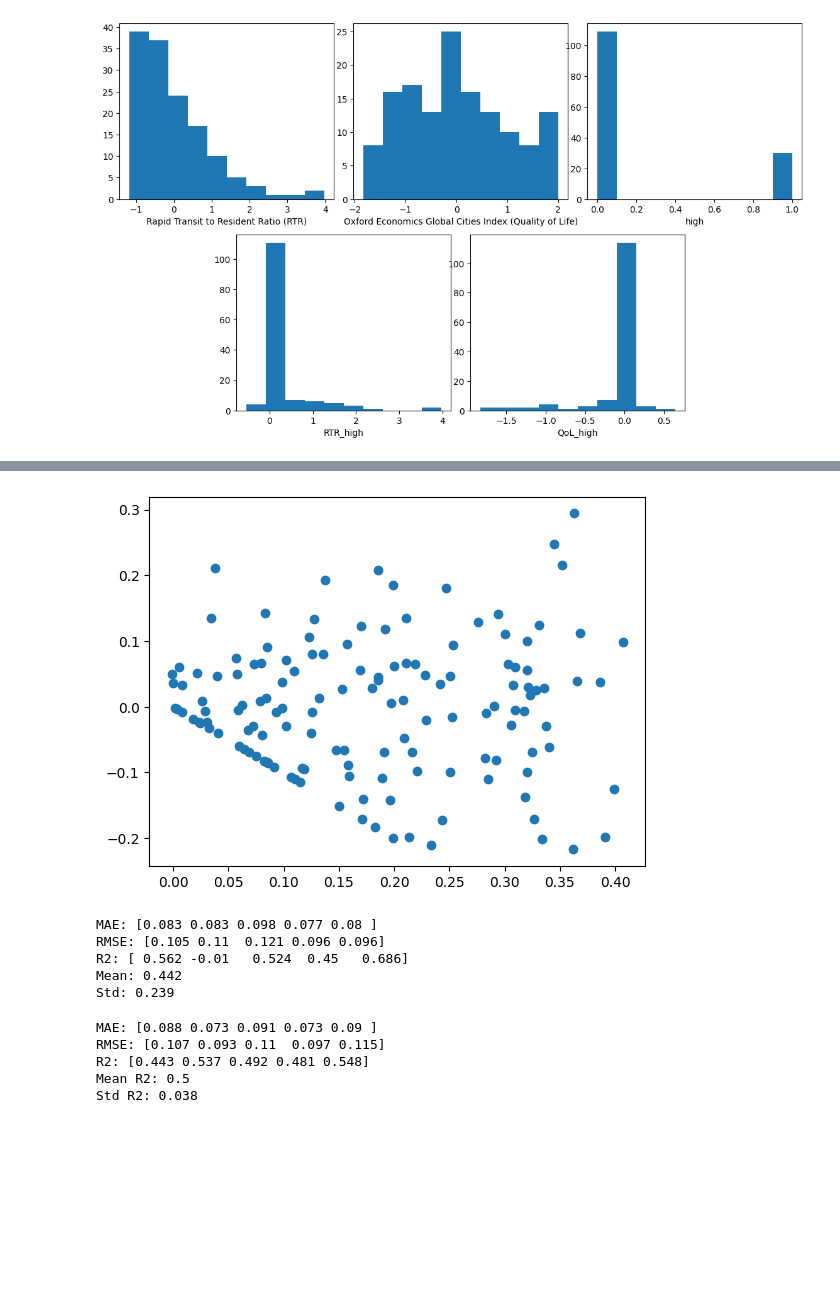
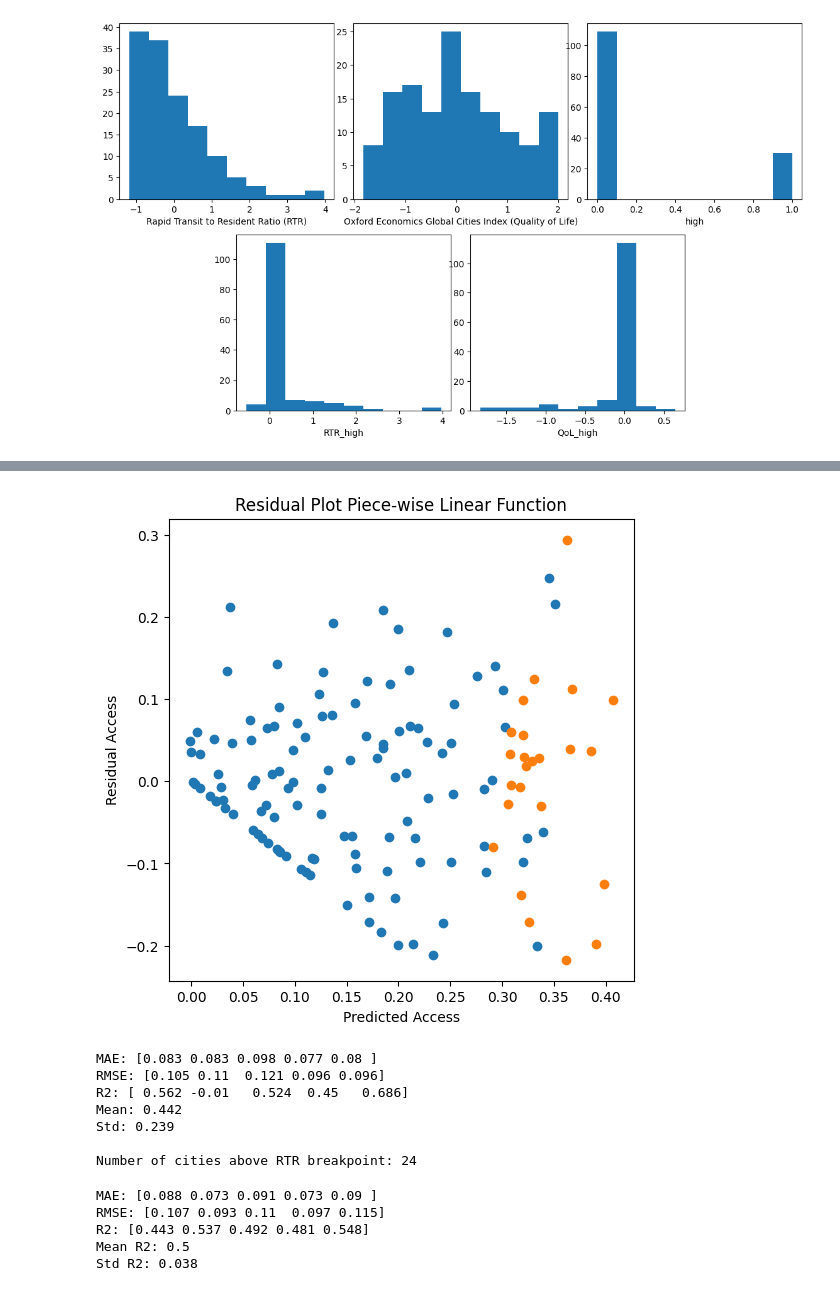
Before and after one commit to xxiaoxierr/Data-Science-Project-1, a Jupyter notebook: Model.ipynb, the cells around one changed output, grey strips where cells are left out. Saved outputs shown, nothing was run; the diff lists cells and outputs as text; code cells hidden in the pictures; blank space fills up the shorter version.

Commit message:
colour-coded-pwlf-residual-plot

```diff
--- a/Model.ipynb
+++ b/Model.ipynb
@@ -842,13 +844,19 @@ Notes:
 # %%
 # Plot residuals
 
+high = full_cleaned['rtr_high_hinge'] > 0
 full_cleaned['pred_interaction_pwlf'] = model.predict(X)
 full_cleaned['residual_pwlf'] = full_cleaned['Percentage Access to Public Transport'] - full_cleaned['pred_interaction_pwlf']
 
-plt.scatter(full_cleaned['pred_interaction_pwlf'], full_cleaned['residual_pwlf'])
+fig, ax = plt.subplots(figsize=(6,6))
+ax.scatter(full_cleaned[~high]['pred_interaction_pwlf'], full_cleaned[~high]['residual_pwlf'])
+ax.scatter(full_cleaned[high]['pred_interaction_pwlf'], full_cleaned[high]['residual_pwlf'])
+ax.set_xlabel('Predicted Access')
+ax.set_ylabel('Residual Access')
+ax.set_title('Residual Plot Piece-wise Linear Function')
 plt.show()
 # %% [output]
-[figure, old version]
+[figure, new version]
 # %%
 # Cross validation
 
@@ -887,16 +895,17 @@ print(f"R2: {np.round(ols_r2, 3)}")
 print(f"Mean: {np.mean(ols_r2) :.3f}")
 print(f"Std: {np.std(ols_r2) :.3f}")
 print()
+print(f"Number of cities above RTR breakpoint: {full_cleaned[high].shape[0]}")
 
-# Cross validation yields similar result for OLS and WLS.
-# Heteroscedasticity does not affect model inference
-# Keep WLS for modest gains in predictive performance and smaller coefficient SE
+# Certain cv folds do not represent much from cities above RTR breakpoint (n=24, even split would only have 5 cities)
 # %% [output]
 MAE: [0.083 0.083 0.098 0.077 0.08 ]
 RMSE: [0.105 0.11  0.121 0.096 0.096]
 R2: [ 0.562 -0.01   0.524  0.45   0.686]
 Mean: 0.442
 Std: 0.239
+
+Number of cities above RTR breakpoint: 24
 # %%
 
 # Features / target
```
Also changed, not shown: parts of 13 cells of this notebook.
